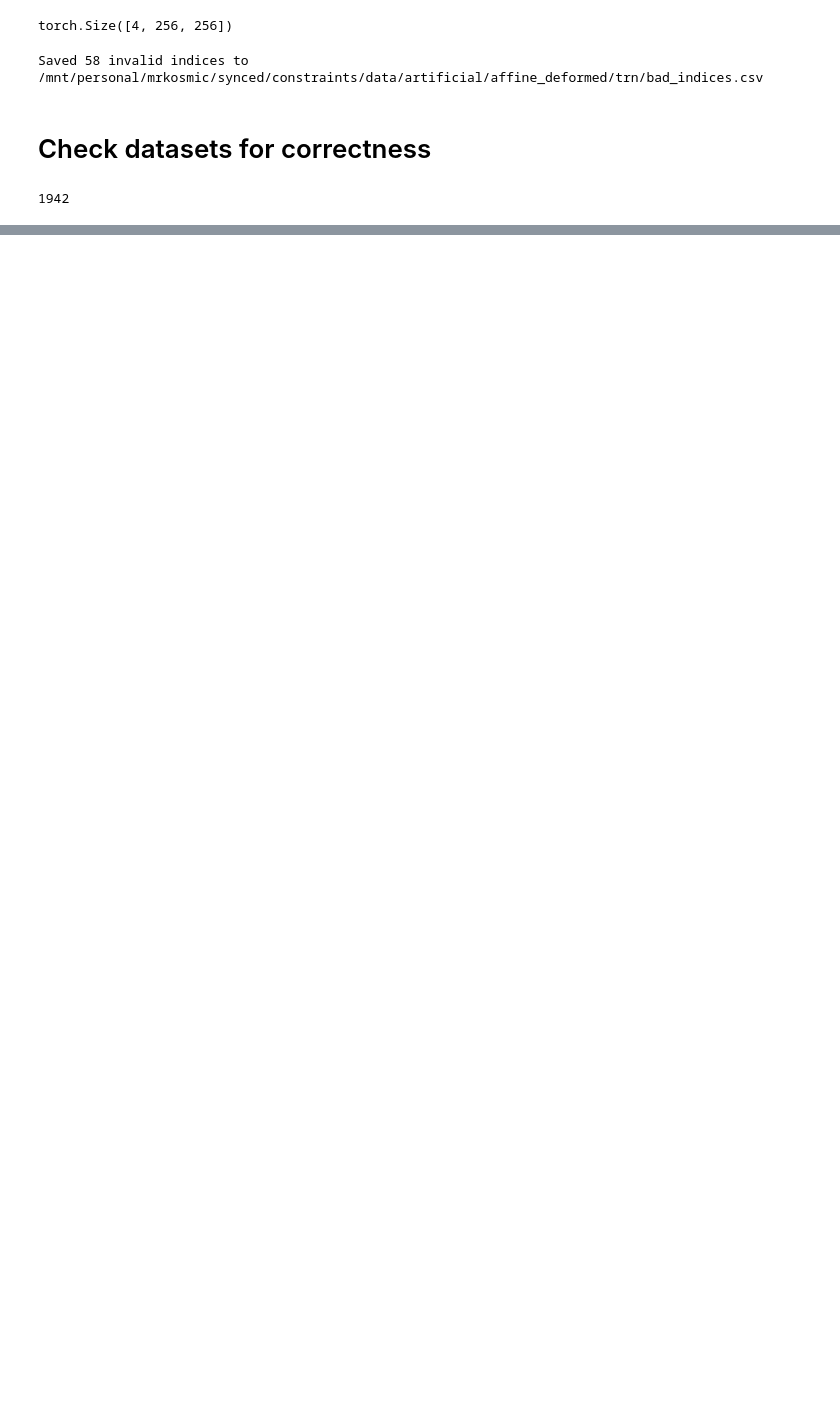
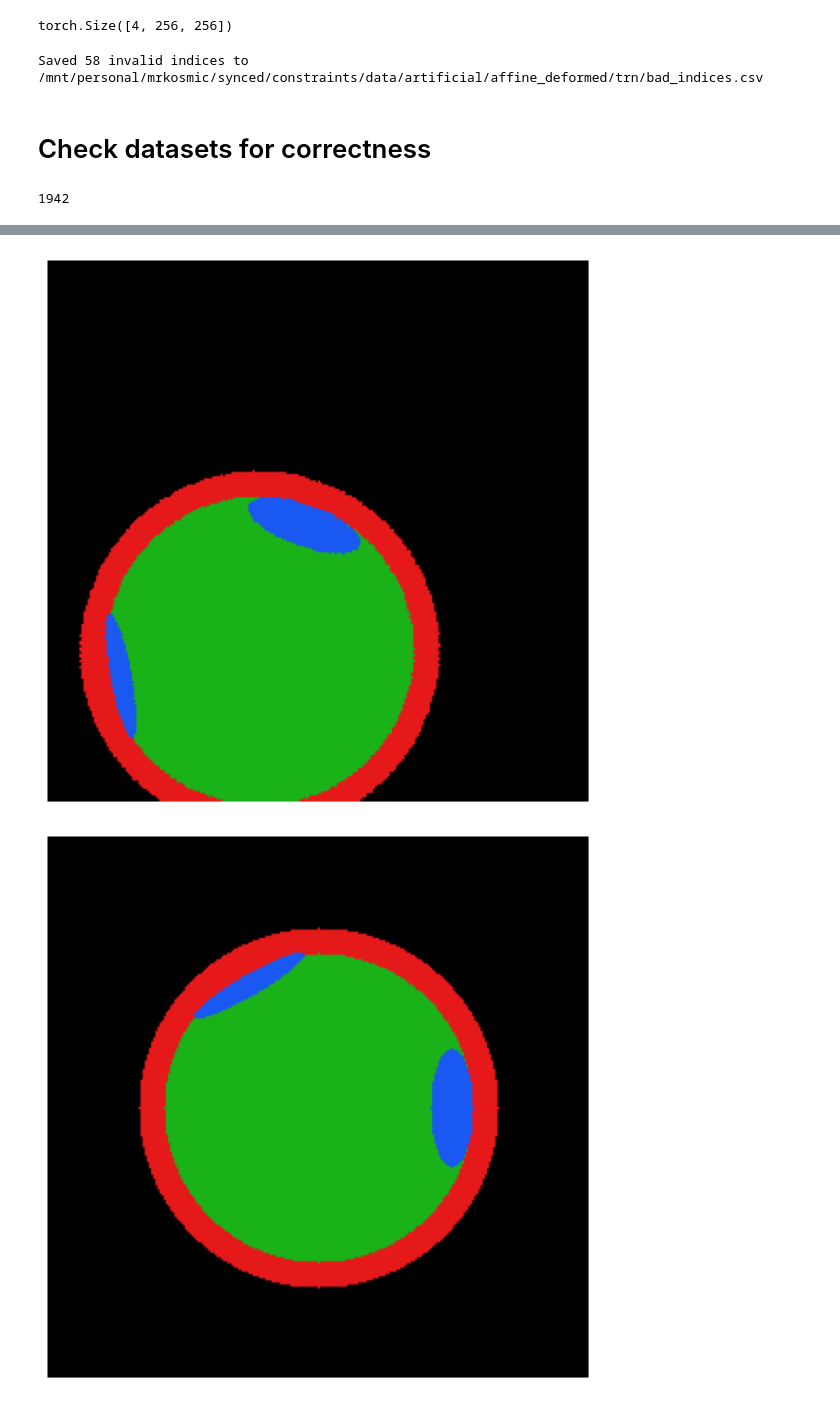
Before and after one commit to majklost/ctu-constraints, a Jupyter notebook: notebooks/ex4/affine_def.ipynb, the cells around one changed output, grey strips where cells are left out. Saved outputs shown, nothing was run; the diff lists cells and outputs as text; code cells hidden in the pictures; blank space fills up the shorter version.

Commit message:
fixed moment alignment

```diff
--- a/notebooks/ex4/affine_def.ipynb
+++ b/notebooks/ex4/affine_def.ipynb
@@ -84,0 +100,13 @@ for i in range(len(ds)):
+# %%
+DATA =get_data_folder() / "artificial" /  "downloaded"/"affine"/ "trn"
+ds = CachedArtificalDataset(DATA, return_template_sdf=True)
+# %%
+el = ds[0]
+mom_aff = MomentsAffineAlignment()
+transformer = RigidTransformer()
+# %%
+show_torch_mask(el['mask'])
+show_torch_mask(el['template'])
+# %% [output]
+[figure, added]
+[figure, added]
```
Also changed, not shown: parts of 6 cells of this notebook, 5 other files.
